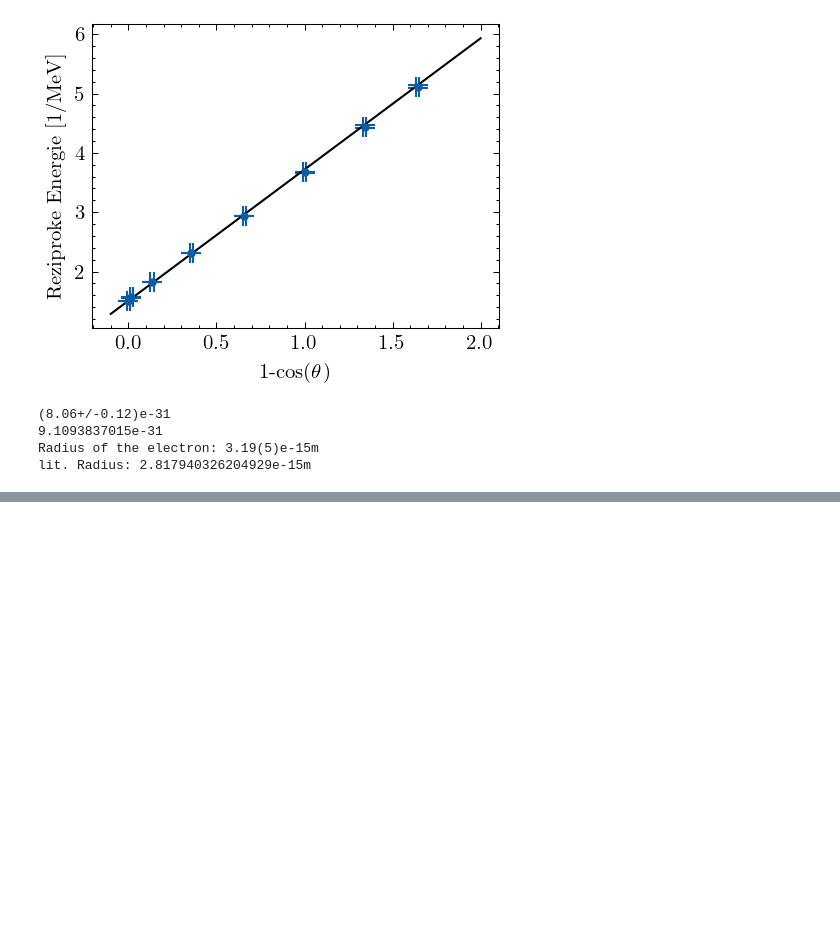
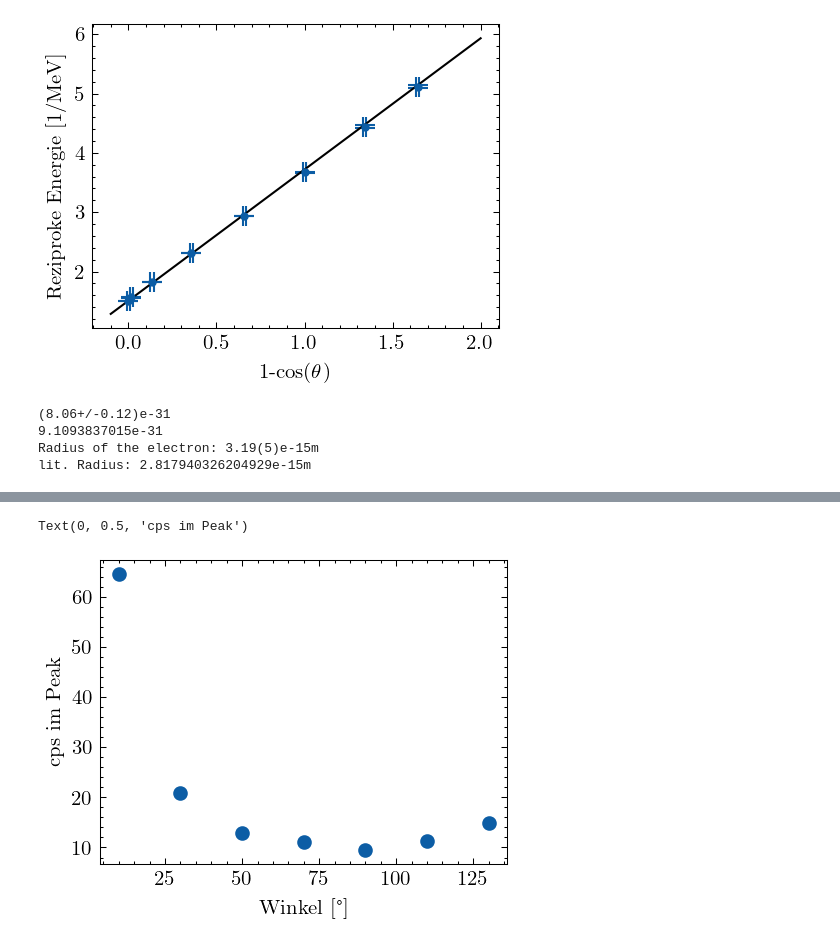
Before and after one commit to emhl/FP1, a Jupyter notebook: Compton.ipynb, the cells around one changed output, grey strips where cells are left out. Cells and saved outputs as stored; diff of their text form; code cells hidden in the pictures; blank space fills up the shorter version.

```diff
--- a/Compton.ipynb
+++ b/Compton.ipynb
@@ -609,0 +635,8 @@ lit. Radius: 2.817940326204929e-15m
+# %%
+plt.scatter(unp.nominal_values(streuwinkel[1:]),unp.nominal_values(streu_querschnitt[1:]),label='data')
+
+plt.xlabel('Winkel [°]')
+plt.ylabel('cps im Peak')
+# %% [output]
+Text(0, 0.5, 'cps im Peak')
+[figure, added]
```
Also changed, not shown: parts of 12 cells of this notebook.
